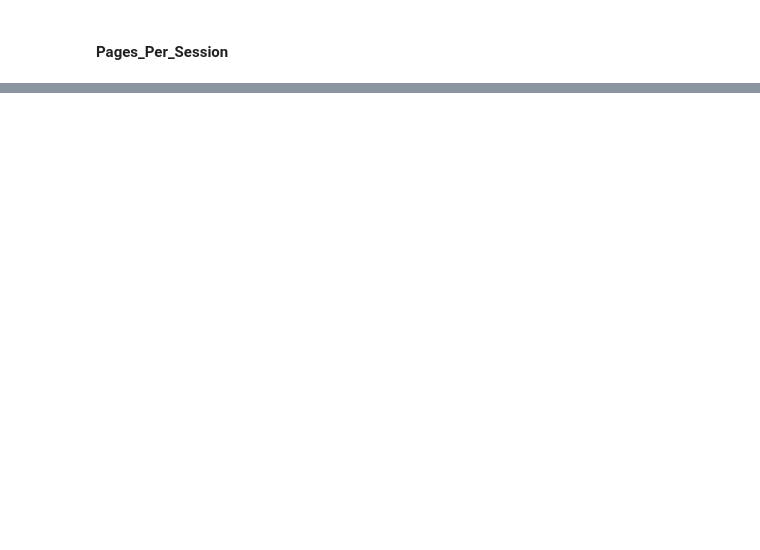
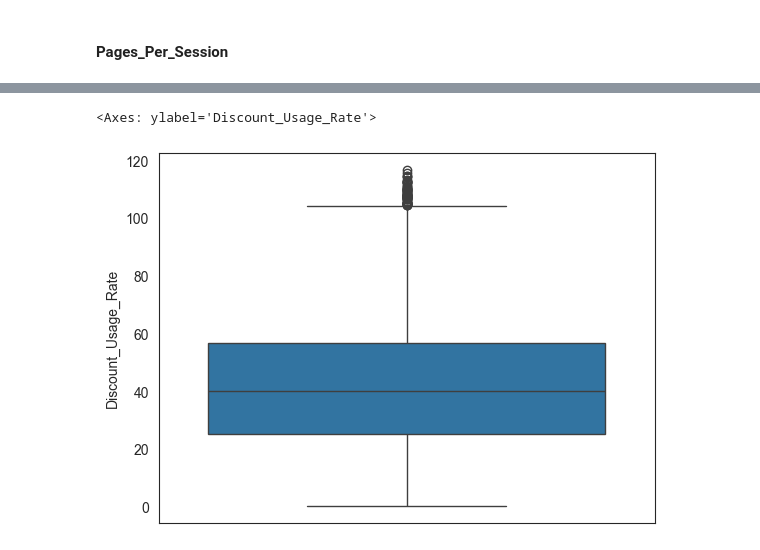
Before and after one commit to Kaio1005/Customer-Churn, a Jupyter notebook: Customer_churn_notebook.ipynb, the cells around one changed output, grey strips where cells are left out. Drawn from its saved outputs; the diff is of its cells as text; code cells hidden in the pictures; blank space fills up the shorter version.

```diff
--- a/Customer_churn_notebook.ipynb
+++ b/Customer_churn_notebook.ipynb
@@ -329,0 +489,5 @@ Name: Session_Duration_Avg, dtype: float64
+# %%
+sns.boxplot(train_data_df, y = "Discount_Usage_Rate")
+# %% [output]
+<Axes: ylabel='Discount_Usage_Rate'>
+[figure, added]
```
Also changed, not shown: parts of 32 cells of this notebook.
